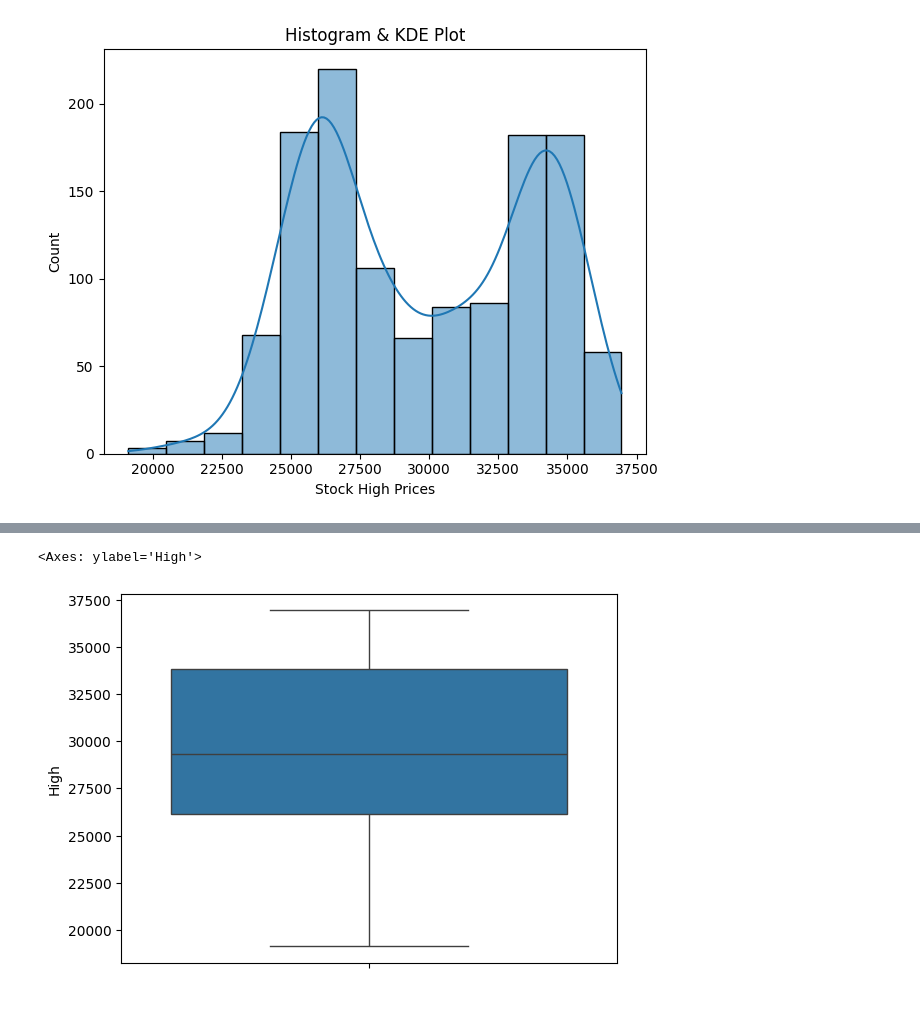
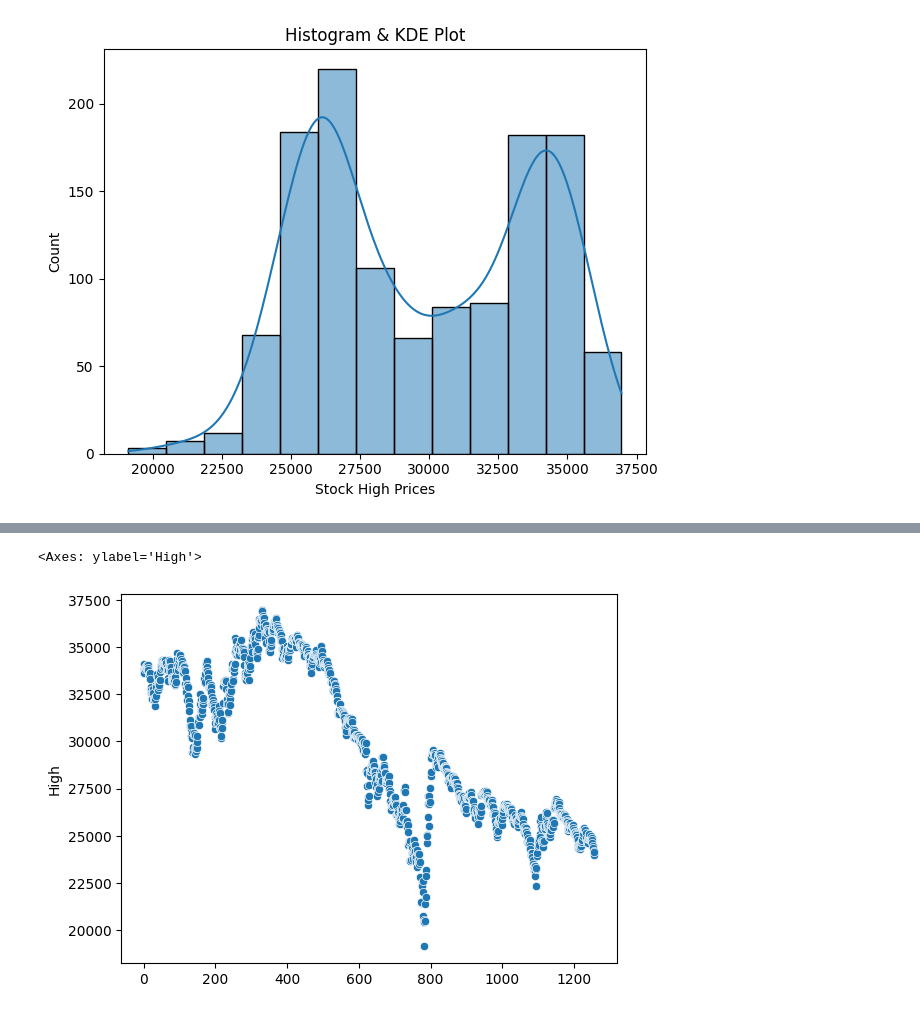
Before and after one commit to sumit-kumar-guptaa/Stock-Prediction, a Jupyter notebook: stock.ipynb, the cells around one changed output, grey strips where cells are left out. Saved outputs shown, nothing was run; the diff lists cells and outputs as text; code cells hidden in the pictures.

```diff
--- a/stock.ipynb
+++ b/stock.ipynb
@@ -46,0 +49,7 @@ df.sample(5)
+# %%
+df['Date'] = pd.to_datetime(df['Date'], format='%b %d, %Y')
+
+# Convert to float (Unix Timestamp)
+df['Date_Float'] = df['Date'].astype('int64') / 1e9  # Convert nanoseconds to seconds
+
+print(df)
@@ -71,8 +114,8 @@ plt.show()
 # %%
-sns.boxplot(df['High'])
+sns.scatterplot(df['High'])
 # %% [output]
 <Axes: ylabel='High'>
-[figure, old version]
+[figure, new version]
 # %%
 from sklearn.model_selection import cross_val_score
 from sklearn.linear_model import LogisticRegression
```
Also changed, not shown: parts of 21 cells of this notebook.
